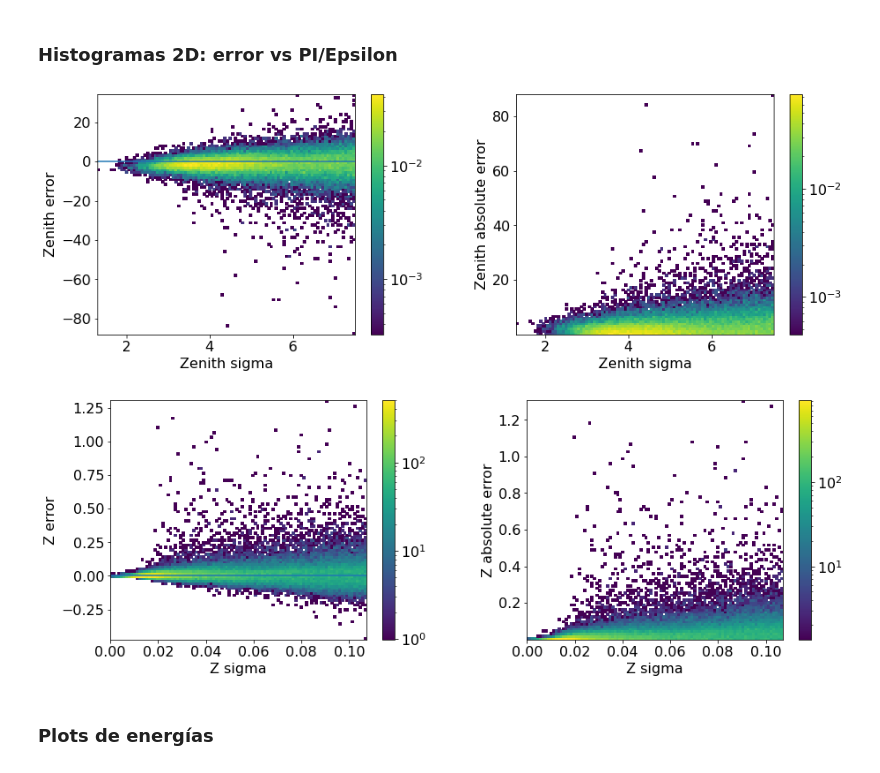
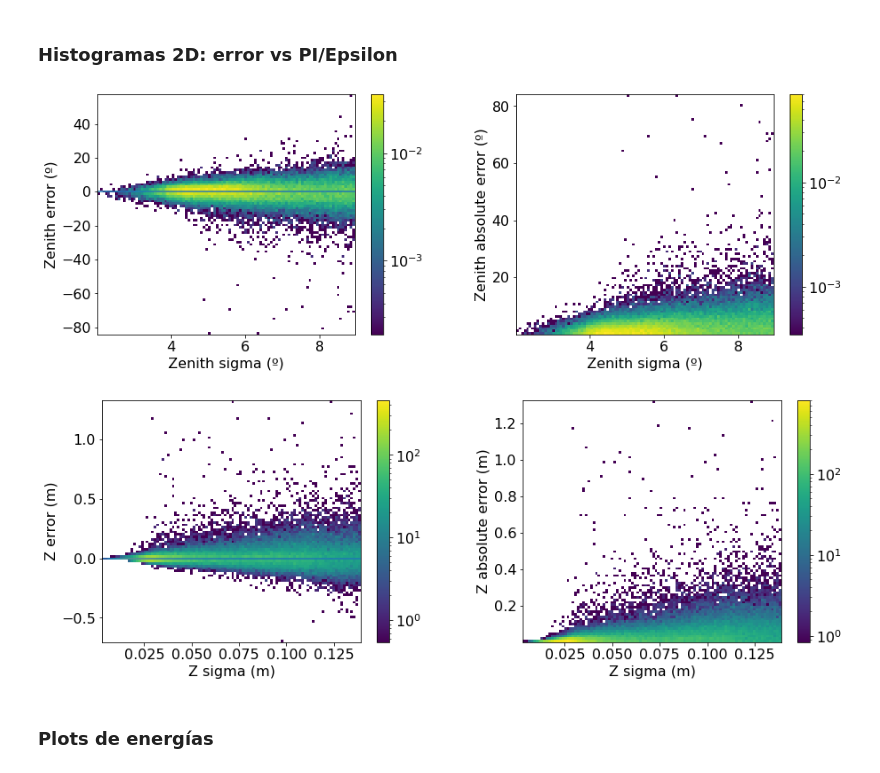
Before and after one commit to AntonioJojoto/single-line-NN-TFG, a Jupyter notebook: Evaluation/Evaluacion_Zenith_Final.ipynb, the cells around one changed output. Saved outputs shown, nothing was run; the diff lists cells and outputs as text; code cells hidden in the pictures.

```diff
--- a/Evaluation/Evaluacion_Zenith_Final.ipynb
+++ b/Evaluation/Evaluacion_Zenith_Final.ipynb
@@ -21,7 +21,7 @@ import random
 import h5py
 import sklearn.metrics
 
-folder_fig="figuras/conv7_MDN"
+folder_fig="Zenith"
 # %% [markdown]
 ## Declaramos el Dataloader que se ha usado para entrenar la red
 # %%
@@ -213,9 +191,8 @@ class Net(nn.Module):
 device = torch.device("cuda" if torch.cuda.is_available() else "cpu")
 net=Net()
 print(net)
-net.cuda()
 # Cargar aqui el archivo
-net.load_state_dict(torch.load('Conv7_MDN_Rial2/Conv7_MDN_Full_exp_1.pt'))
+net.load_state_dict(torch.load('Conv7_MDN/Conv7_MDNH_1000_Rad_exp_2.pt'))
 net.eval()
 # This is where the values will be stored
 target_temp=np.zeros([test_data.get_len(),1])
@@ -227,15 +204,14 @@ for batch in range(test_data.get_iter()):
     # Get the data
     data,target = test_data.get_batch(batch)
     # move tensors to GPU if CUDA is available
-    data = data.cuda()
+    data = data
     # Get the results from the foward pass to the CPU
     # And get it as an numpy matrix
-    mu,sigma,pi = net(data)
-    mu_selected,sigma_selected = get_prediction(mu,sigma,pi)
+    mu,sigma = net(data)
     # Get from tensors to numpy
 
-    output = mu_selected.cpu().detach().numpy()
-    sigma = sigma_selected.detach().cpu().numpy()
+    output = mu.detach().numpy()
+    sigma = sigma.detach().numpy()
     target = target.numpy()
     # calculate the batch loss
     MAE += np.sum(np.abs(output-target))
@@ -728,8 +704,8 @@ plt.hist2d(zenith_std[z_msk], z_error[z_msk], bins = n_bins, density = True, nor
 #plt.xlim(-1,1)
 #plt.ylim(-1,1)
 plt.plot(plt.gca().get_xlim(), (0,0))
-plt.ylabel('Zenith error')
-plt.xlabel('Zenith sigma')
+plt.ylabel('Zenith error (º)')
+plt.xlabel('Zenith sigma (º)')
 plt.colorbar()
 
 
@@ -737,8 +713,8 @@ plt.subplot(1, 2, 2)
 plt.hist2d(zenith_std[z_msk], z_error_abs[z_msk], bins = n_bins, density = True, norm = matplotlib.colors.LogNorm())
 #plt.xlim(-1,1)
 #plt.ylim(-1,1)
-plt.ylabel('Zenith absolute error')
-plt.xlabel('Zenith sigma')
+plt.ylabel('Zenith absolute error (º)')
+plt.xlabel('Zenith sigma (º)')
 plt.colorbar()
 
 plt.subplots_adjust(hspace=0.25,wspace=0.3)
@@ -746,7 +722,7 @@ plt.subplots_adjust(hspace=0.25,wspace=0.3)
 plt.savefig(str(folder_fig)+'/colors_eps_Zenith.png')
 plt.show(); #muestro las figuras
 # %% [output]
-[figure, old version]
+[figure, new version]
 # %%
 plt.close('all')
 
@@ -755,38 +731,38 @@ plt.rcParams.update({'font.size': 16})
 
 # Cambio el tamanyo de la figura
 plt.figure(figsize=(15,5))
 
 # Numero de intervalos en los que agrupo los datos
 n_bins = 100
 
 msk_txi2 = txi2<=2.0
 casos = np.sum(msk_txi2)
 z_msk = np.abs(zeta_std) < np.sort(np.abs(zeta_std))[casos]
 
 plt.subplot(1, 2, 1)
 plt.hist2d(zeta_std[z_msk], zeta_error[z_msk], bins = n_bins, density = True, norm = matplotlib.colors.LogNorm())
 #plt.xlim(-1,1)
 #plt.ylim(-1,1)
 plt.plot(plt.gca().get_xlim(), (0,0))
-plt.ylabel('Z error')
-plt.xlabel('Z sigma')
+plt.ylabel('Z error (m)')
+plt.xlabel('Z sigma (m)')
 plt.colorbar()
 
 
 plt.subplot(1, 2, 2)
 plt.hist2d(zeta_std[z_msk], zeta_error_abs[z_msk], bins = n_bins, density = True, norm = matplotlib.colors.LogNorm())
 #plt.xlim(-1,1)
 #plt.ylim(-1,1)
-plt.ylabel('Z absolute error')
-plt.xlabel('Z sigma')
+plt.ylabel('Z absolute error (m)')
+plt.xlabel('Z sigma (m)')
 plt.colorbar()
 
 plt.subplots_adjust(hspace=0.25,wspace=0.3)
 # Guardo la figura y la muestro
 plt.savefig(str(folder_fig)+'/colors_eps_Z.png')
 plt.show(); #muestro las figuras
 # %% [output]
-[figure, old version]
+[figure, new version]
 # %% [markdown]
 ### Plots de energías
 # %%
```
Also changed, not shown: parts of 25 cells of this notebook, 1 other file.
